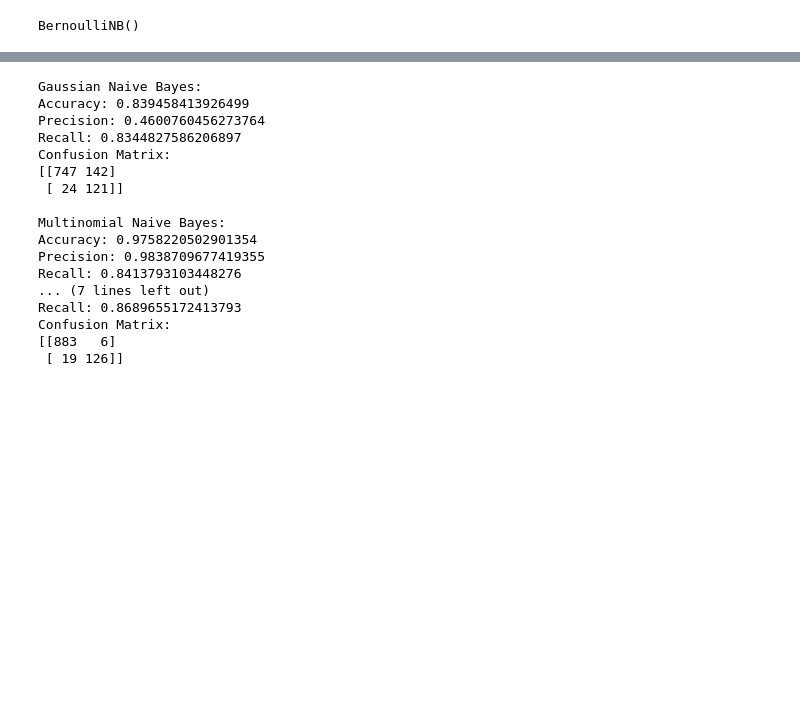
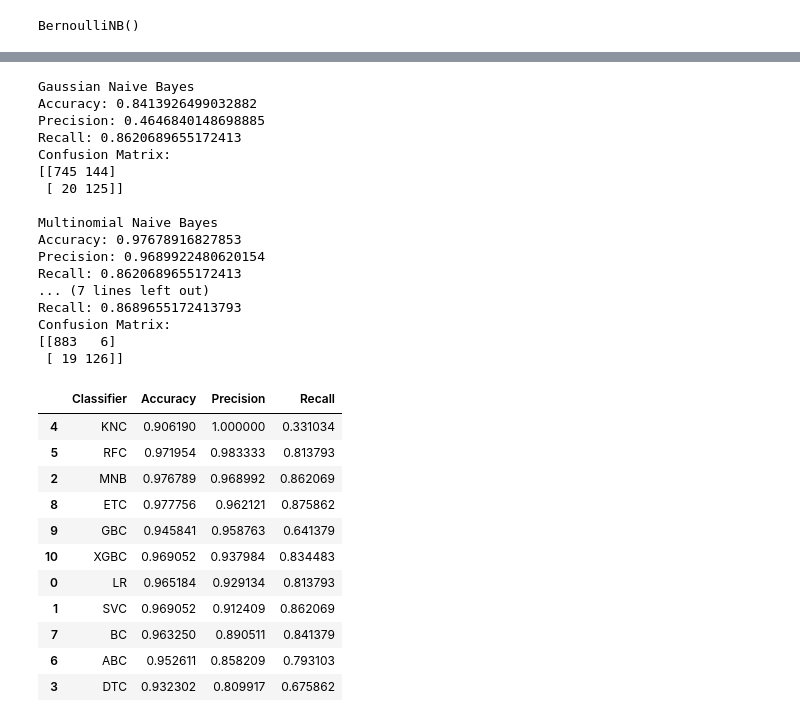
Before and after one commit to ushka1/spam-classifier, a Jupyter notebook: spam-classifier.ipynb, the cells around one changed output, grey strips where cells are left out. Cells and saved outputs as stored; diff of their text form; code cells hidden in the pictures; blank space fills up the shorter version.

Commit message:
feat: test different models

```diff
--- a/spam-classifier.ipynb
+++ b/spam-classifier.ipynb
@@ -370,6 +374,9 @@ display(X.shape)
 # %% [output]
 2000
 (5169, 2000)
+# %%
+scaler = MinMaxScaler()
+X = scaler.fit_transform(X)
 # %%
 y = df['target'].values
 display(y.shape)
@@ -433,27 +432,27 @@ def print_scores(accuracy, precision, recall, cm):
     output_string += f"{cm}\n"
     print(output_string)
 # %%
-print('Gaussian Naive Bayes:')
+print('Gaussian Naive Bayes')
 print_scores(*calculate_scores(gnb, X_test, y_test))
 
-print('Multinomial Naive Bayes:')
+print('Multinomial Naive Bayes')
 print_scores(*calculate_scores(mnb, X_test, y_test))
 
-print('Bernoulli Naive Bayes:')
+print('Bernoulli Naive Bayes')
 print_scores(*calculate_scores(bnb, X_test, y_test))
 # %% [output]
-Gaussian Naive Bayes:
-Accuracy: 0.839458413926499
-Precision: 0.4600760456273764
-Recall: 0.8344827586206897
+Gaussian Naive Bayes
+Accuracy: 0.8413926499032882
+Precision: 0.4646840148698885
+Recall: 0.8620689655172413
 Confusion Matrix:
-[[747 142]
- [ 24 121]]
+[[745 144]
+ [ 20 125]]
 
-Multinomial Naive Bayes:
-Accuracy: 0.9758220502901354
-Precision: 0.9838709677419355
-Recall: 0.8413793103448276
+Multinomial Naive Bayes
+Accuracy: 0.97678916827853
+Precision: 0.9689922480620154
+Recall: 0.8620689655172413
 ... (7 lines left out)
 Recall: 0.8689655172413793
 Confusion Matrix:
@@ -461,0 +473,14 @@ Confusion Matrix:
+# %%
+classifiers = {
+    'LR': LogisticRegression(solver='liblinear', penalty='l1'),
+    'SVC': SVC(kernel='sigmoid', gamma=1.0),
+    'MNB': MultinomialNB(),
+    'DTC': DecisionTreeClassifier(max_depth=5),
+    'KNC': KNeighborsClassifier(),
+    'RFC': RandomForestClassifier(n_estimators=50, random_state=42),
+    'ABC': AdaBoostClassifier(n_estimators=50, random_state=42),
+    'BC': BaggingClassifier(n_estimators=50, random_state=42),
+    'ETC': ExtraTreesClassifier(n_estimators=50, random_state=42),
+    'GBC': GradientBoostingClassifier(n_estimators=50, random_state=42),
+    'XGBC': XGBClassifier(n_estimators=50, random_state=42)
+}
@@ -461,0 +490,35 @@ Confusion Matrix:
+# %%
+scores = {}
+
+for name, clf in classifiers.items():
+    train_classifier(clf, X_train, y_train)
+    scores[name] = calculate_scores(clf, X_test, y_test)
+# %%
+accuracy_scores = [v[0] for v in scores.values()]
+precision_scores = [v[1] for v in scores.values()]
+recall_scores = [v[2] for v in scores.values()]
+
+performance_df = pd.DataFrame(
+    {
+        'Classifier': list(scores.keys()),
+        'Accuracy': accuracy_scores,
+        'Precision': precision_scores,
+        'Recall': recall_scores
+    },
+)
+performance_df.sort_values(by='Precision', ascending=False, inplace=True)
+
+display(performance_df)
+# %% [output]
+|  | Classifier | Accuracy | Precision | Recall |
+| 4 | KNC | 0.906190 | 1.000000 | 0.331034 |
+| 5 | RFC | 0.971954 | 0.983333 | 0.813793 |
+| 2 | MNB | 0.976789 | 0.968992 | 0.862069 |
+| 8 | ETC | 0.977756 | 0.962121 | 0.875862 |
+| 9 | GBC | 0.945841 | 0.958763 | 0.641379 |
+| 10 | XGBC | 0.969052 | 0.937984 | 0.834483 |
+| 0 | LR | 0.965184 | 0.929134 | 0.813793 |
+| 1 | SVC | 0.969052 | 0.912409 | 0.862069 |
+| 7 | BC | 0.963250 | 0.890511 | 0.841379 |
+| 6 | ABC | 0.952611 | 0.858209 | 0.793103 |
+| 3 | DTC | 0.932302 | 0.809917 | 0.675862 |
```
Also changed, not shown: parts of 8 cells of this notebook.
